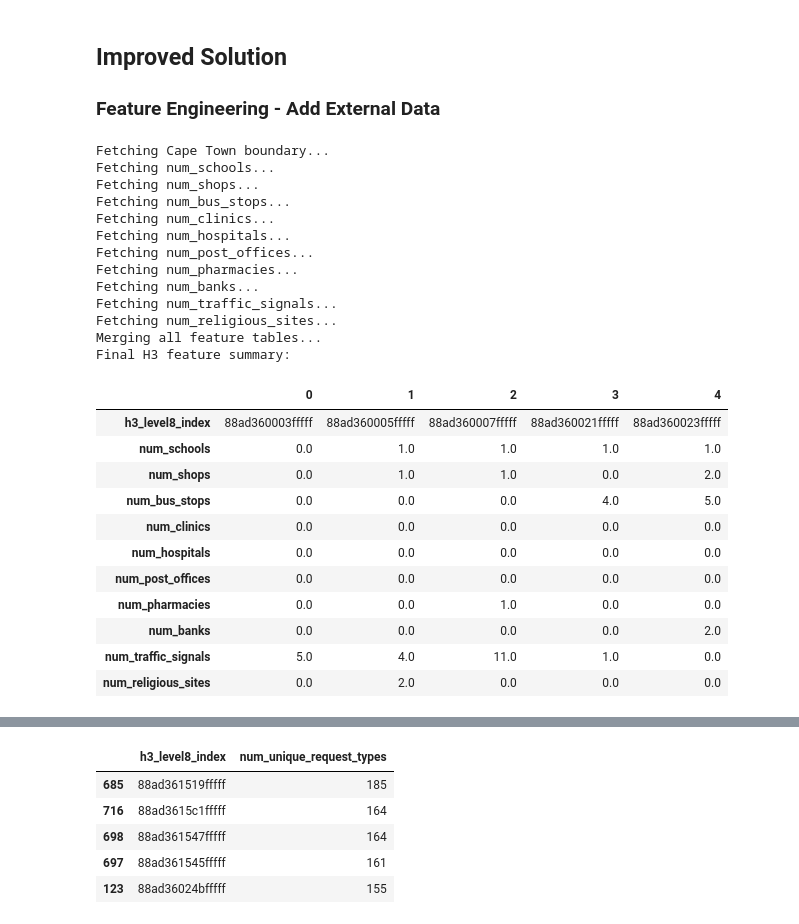
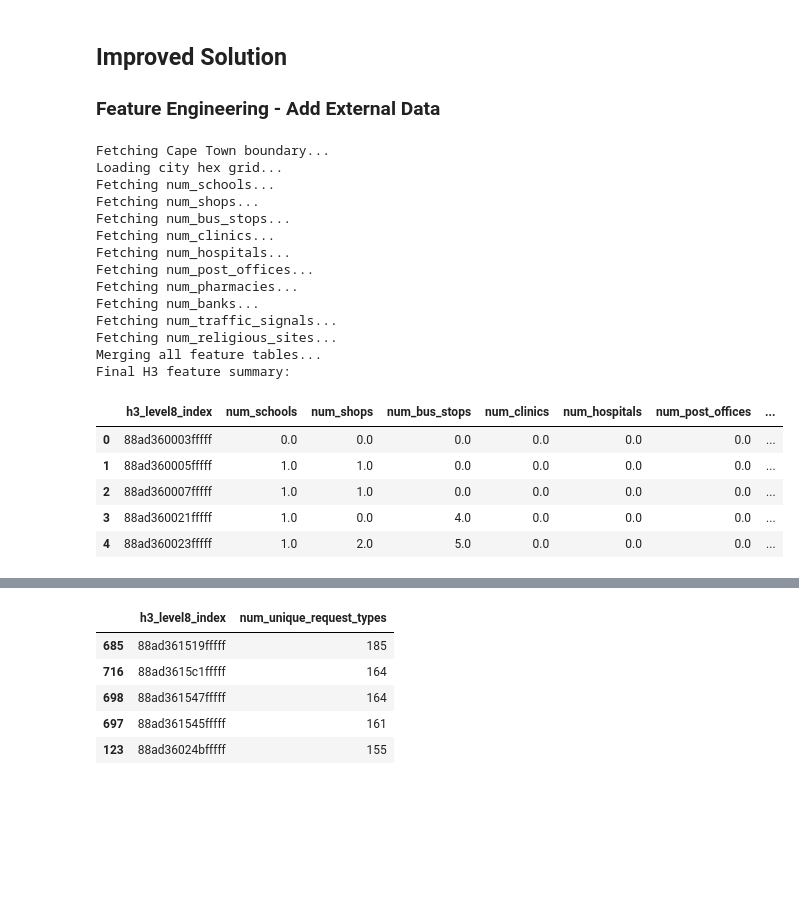
Before and after one commit to AMKiller/ds_code_challenge, a Jupyter notebook: notebooks/02_feature_engineering_and_modeling.ipynb, the cells around one changed output, grey strips where cells are left out. Cells and saved outputs as stored; diff of their text form; code cells hidden in the pictures; blank space fills up the shorter version.

```diff
--- a/notebooks/02_feature_engineering_and_modeling.ipynb
+++ b/notebooks/02_feature_engineering_and_modeling.ipynb
@@ -170,15 +190,12 @@ plt.show()
 ## Improved Solution
 ### Feature Engineering - Add External Data
 # %%
-# Features from OpenStreetMaps  (https://wiki.openstreetmap.org/wiki/Map_features)
-
 t0 = time.time()
 
 # -------------------------------
 # Settings
 # -------------------------------
 place_name = "City of Cape Town, Western Cape, South Africa"
-resolution = 8
 
 feature_tags = {
     "num_schools": {"amenity": "school"},
@@ -194,19 +211,20 @@ feature_tags = {
 }
 
 # -------------------------------
-# Get Cape Town polygon using unary_union
+# Load boundary and hex grid
 # -------------------------------
 print("Fetching Cape Town boundary...")
 gdf_boundary = ox.geocode_to_gdf(place_name)
 polygon = gdf_boundary.geometry.unary_union
 
+print("Loading city hex grid...")
+gdf_hex = gpd.read_file("city-hex-polygons-8.geojson")
+gdf_hex = gdf_hex.rename(columns={"index": "h3_level8_index"})
+
 # -------------------------------
-# Helper functions
+# Updated aggregation function (no H3)
 # -------------------------------
-def point_to_h3(point, resolution=8):
-    return h3.geo_to_h3(point.y, point.x, resolution)
-
-def extract_and_aggregate(tag_label, tag_filter):
+def extract_and_aggregate_spatial(tag_label, tag_filter):
     print(f"Fetching {tag_label}...")
     try:
         time.sleep(2)
@@ -217,67 +235,63 @@ def extract_and_aggregate(tag_label, tag_filter):
 
     gdf = gdf[gdf.geometry.notna()].copy()
 
+    # Convert polygons to centroids
     if gdf.geom_type.isin(['Polygon', 'MultiPolygon']).any():
         gdf['geometry'] = gdf['geometry'].centroid
 
+    # Keep only point geometry
     gdf = gdf[gdf.geometry.type == 'Point']
-    gdf['h3_level8_index'] = gdf['geometry'].apply(lambda pt: point_to_h3(pt, resolution))
 
-    agg = gdf.groupby('h3_level8_index').size().reset_index(name=tag_label)
+    # Spatial join with hex grid
+    gdf_joined = gpd.sjoin(gdf, gdf_hex, how="inner", predicate="within")
+
+    # Count features per hex
+    agg = gdf_joined.groupby("h3_level8_index").size().reset_index(name=tag_label)
     return agg
 
 # -------------------------------
 # Loop and Merge All Features
 # -------------------------------
-from functools import reduce
-
 h3_feature_dfs = []
 
 for label, tag in feature_tags.items():
-    h3_df = extract_and_aggregate(label, tag)
+    h3_df = extract_and_aggregate_spatial(label, tag)
     h3_feature_dfs.append(h3_df)
 
 print("Merging all feature tables...")
 df_h3_features = reduce(
     lambda left, right: pd.merge(left, right, on='h3_level8_index', how='outer'),
     h3_feature_dfs
 )
 
 df_h3_features.fillna(0, inplace=True)
 
 # -------------------------------
 # Final Output
 # -------------------------------
 print("Final H3 feature summary:")
+display(df_h3_features.head())
 # %% [output]
 Fetching Cape Town boundary...
+Loading city hex grid...
 Fetching num_schools...
 Fetching num_shops...
 Fetching num_bus_stops...
 Fetching num_clinics...
 Fetching num_hospitals...
 Fetching num_post_offices...
 Fetching num_pharmacies...
 Fetching num_banks...
 Fetching num_traffic_signals...
 Fetching num_religious_sites...
 Merging all feature tables...
 Final H3 feature summary:
+|  | h3_level8_index | num_schools | num_shops | num_bus_stops | num_clinics | num_hospitals | num_post_offices | ... |
+| 0 | 88ad360003fffff | 0.0 | 0.0 | 0.0 | 0.0 | 0.0 | 0.0 | ... |
+| 1 | 88ad360005fffff | 1.0 | 1.0 | 0.0 | 0.0 | 0.0 | 0.0 | ... |
+| 2 | 88ad360007fffff | 1.0 | 1.0 | 0.0 | 0.0 | 0.0 | 0.0 | ... |
+| 3 | 88ad360021fffff | 1.0 | 0.0 | 4.0 | 0.0 | 0.0 | 0.0 | ... |
+| 4 | 88ad360023fffff | 1.0 | 2.0 | 5.0 | 0.0 | 0.0 | 0.0 | ... |
-# %%
-df_h3_features.head().T
-# %% [output]
-|  | 0 | 1 | 2 | 3 | 4 |
-| h3_level8_index | 88ad360003fffff | 88ad360005fffff | 88ad360007fffff | 88ad360021fffff | 88ad360023fffff |
-| num_schools | 0.0 | 1.0 | 1.0 | 1.0 | 1.0 |
-| num_shops | 0.0 | 1.0 | 1.0 | 0.0 | 2.0 |
-| num_bus_stops | 0.0 | 0.0 | 0.0 | 4.0 | 5.0 |
-| num_clinics | 0.0 | 0.0 | 0.0 | 0.0 | 0.0 |
-| num_hospitals | 0.0 | 0.0 | 0.0 | 0.0 | 0.0 |
-| num_post_offices | 0.0 | 0.0 | 0.0 | 0.0 | 0.0 |
-| num_pharmacies | 0.0 | 0.0 | 1.0 | 0.0 | 0.0 |
-| num_banks | 0.0 | 0.0 | 0.0 | 0.0 | 2.0 |
-| num_traffic_signals | 5.0 | 4.0 | 11.0 | 1.0 | 0.0 |
-| num_religious_sites | 0.0 | 2.0 | 0.0 | 0.0 | 0.0 |
 # %%
 #merge df_h3_features with df_type
 print(df_type.shape)
```
Also changed, not shown: parts of 20 cells of this notebook.
